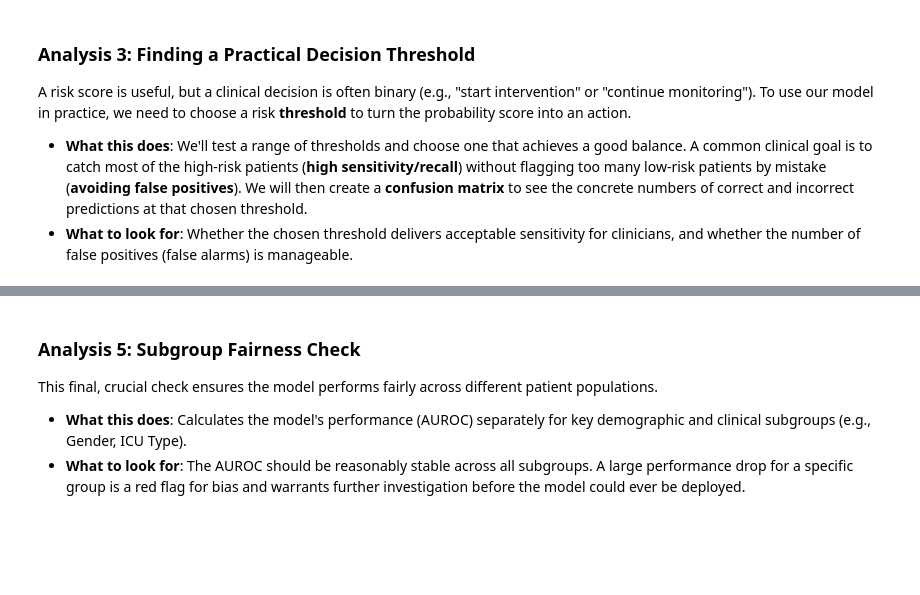
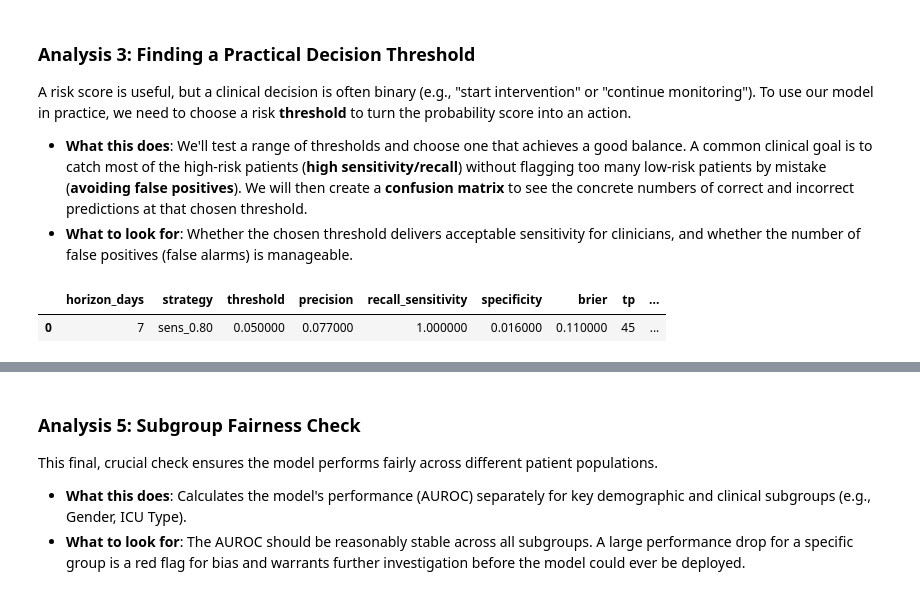
Before and after one commit to IE-ML-for-Healthcare/ICU_Survival_analysis, a Jupyter notebook: 03_ICU_Survival_analysis_DT_RF.ipynb, the cells around one changed output, grey strips where cells are left out. Cells and saved outputs as stored; diff of their text form; code cells hidden in the pictures; blank space fills up the shorter version.

```diff
--- a/03_ICU_Survival_analysis_DT_RF.ipynb
+++ b/03_ICU_Survival_analysis_DT_RF.ipynb
@@ -1060,8 +1081,6 @@ A risk score is useful, but a clinical decision is often binary (e.g., "start in
 * **What this does**: We'll test a range of thresholds and choose one that achieves a good balance. A common clinical goal is to catch most of the high-risk patients (**high sensitivity/recall**) without flagging too many low-risk patients by mistake (**avoiding false positives**). We will then create a **confusion matrix** to see the concrete numbers of correct and incorrect predictions at that chosen threshold.
 * **What to look for**: Whether the chosen threshold delivers acceptable sensitivity for clinicians, and whether the number of false positives (false alarms) is manageable.
 # %%
-from sklearn.metrics import precision_score, recall_score
-
 # Two simple thresholding strategies at 7 days
 # A) Sensitivity target 0.80 if achievable
 # B) Maximize F1 if sensitivity target is not achievable
@@ -1081,31 +1100,34 @@ if chosen is None:
     f1s = []
     for t in thresholds:
         yhat = (p_te >= t).astype(int)
         prec = precision_score(y_te, yhat, zero_division=0)
         rec = recall_score(y_te, yhat, zero_division=0)
         f1 = 2 * prec * rec / (prec + rec) if (prec + rec) > 0 else 0.0
         f1s.append((t, f1))
     t = max(f1s, key=lambda z: z[1])[0]
     chosen = ("f1_max", t)
 
 strategy, tstar = chosen
 yhat = (p_te >= tstar).astype(int)
 
 tn, fp, fn, tp = confusion_matrix(y_te, yhat).ravel()
 prec = precision_score(y_te, yhat, zero_division=0)
 rec  = recall_score(y_te, yhat, zero_division=0)
 spec = tn / (tn + fp) if (tn + fp) > 0 else np.nan
 brier = brier_score_loss(y_te, p_te)
 
 summary = pd.DataFrame([{
     "horizon_days": H,
     "strategy": strategy,
     "threshold": round(float(tstar), 3),
     "precision": round(float(prec), 3),
     "recall_sensitivity": round(float(rec), 3),
     "specificity": round(float(spec), 3),
     "brier": round(float(brier), 3),
     "tp": int(tp), "fp": int(fp), "fn": int(fn), "tn": int(tn),
     "n_evaluable": int(len(y_te))
 }])
-display(summary)
+display(summary.style)
+# %% [output]
+|  | horizon_days | strategy | threshold | precision | recall_sensitivity | specificity | brier | tp | ... |
+| 0 | 7 | sens_0.80 | 0.050000 | 0.077000 | 1.000000 | 0.016000 | 0.110000 | 45 | ... |
```
Also changed, not shown: parts of 9 cells of this notebook.
